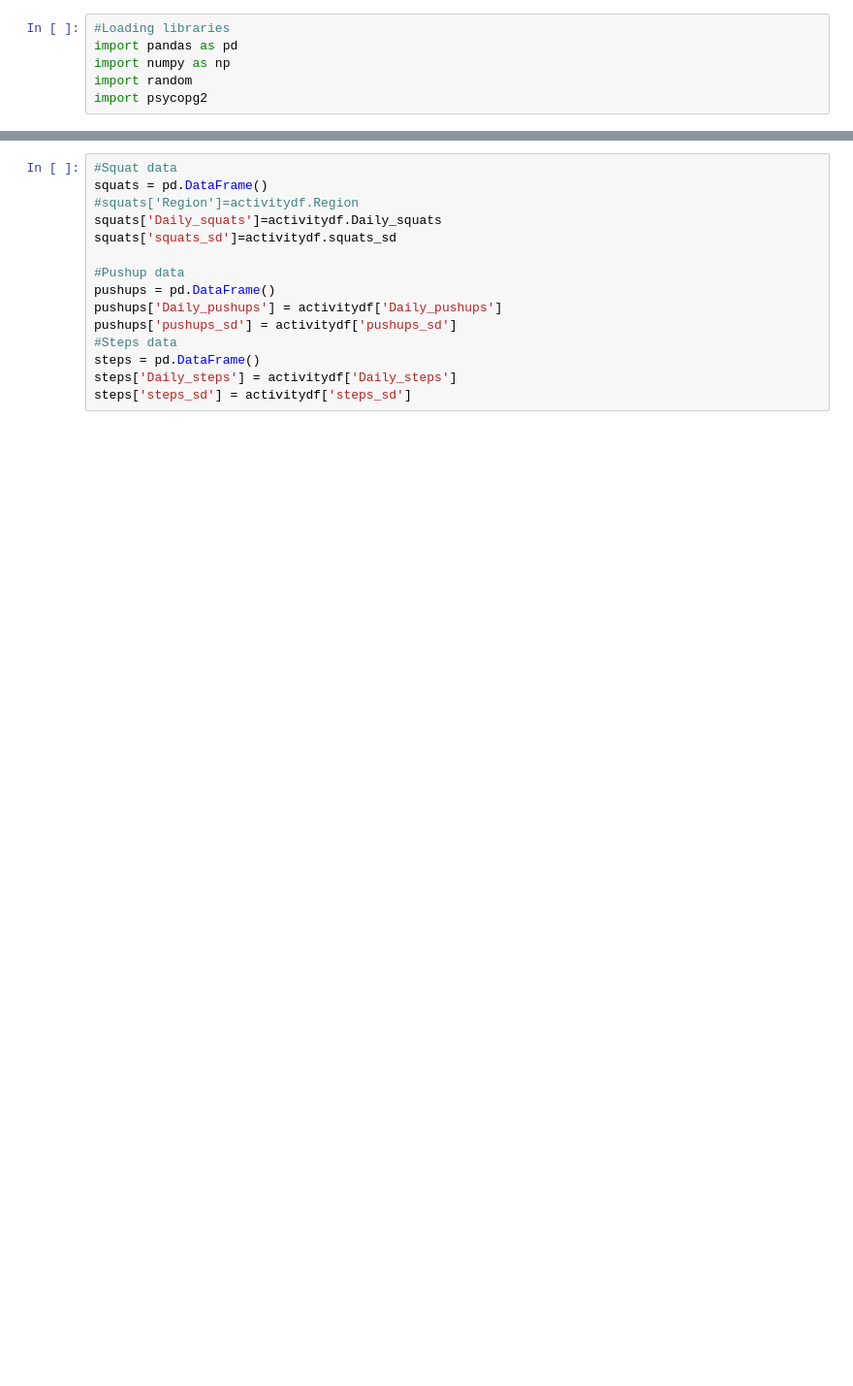
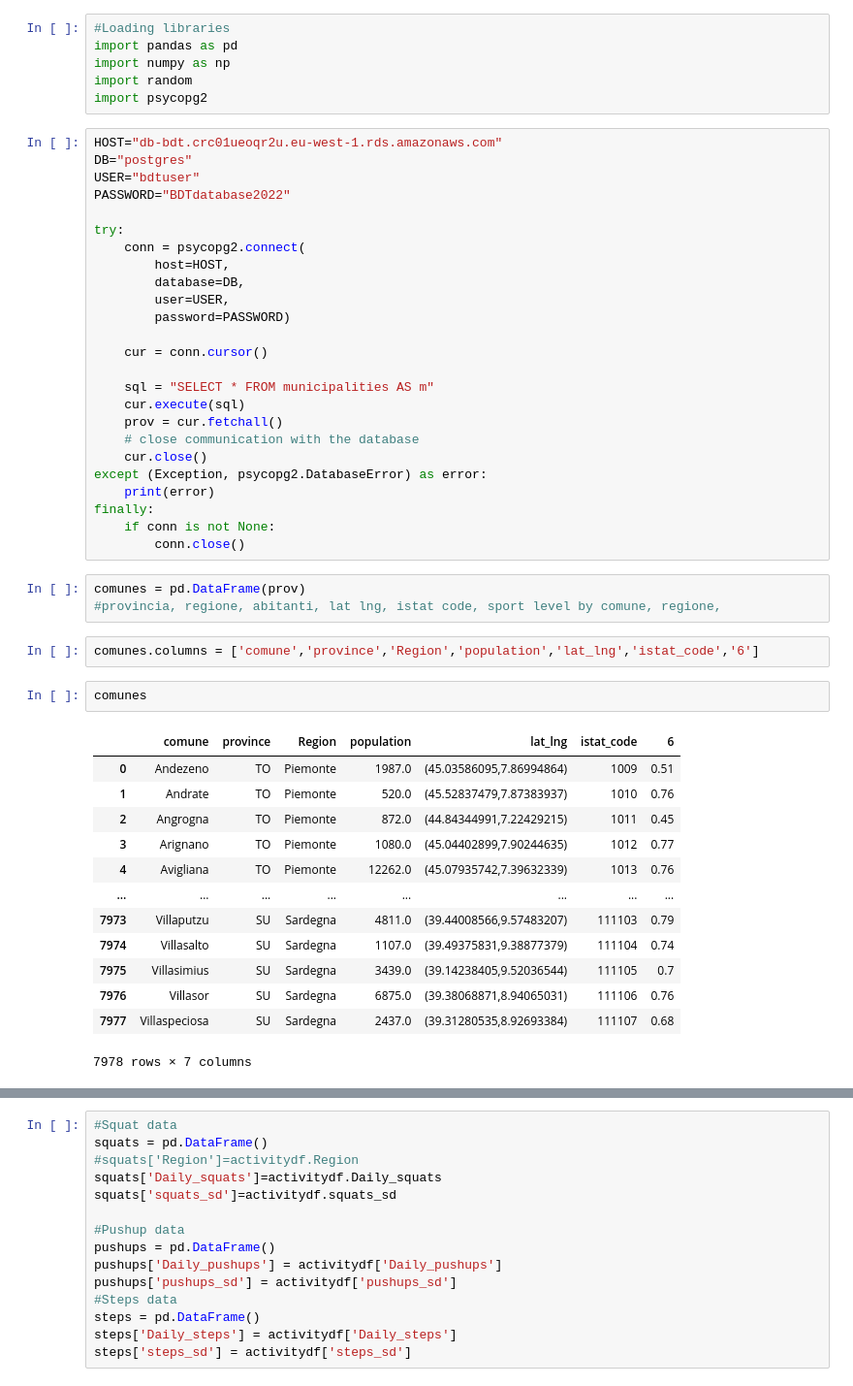
Before and after one commit to jclock98/BDT-project, a Jupyter notebook: Gaussian_simulation_mobile_data.ipynb, the cells around one changed output, grey strips where cells are left out. Shown at 97% size. Drawn from its saved outputs; the diff is of its cells as text; blank space fills up the shorter version.

```diff
--- a/Gaussian_simulation_mobile_data.ipynb
+++ b/Gaussian_simulation_mobile_data.ipynb
@@ -4,3 +4,49 @@ import pandas as pd
 import numpy as np
 import random
 import psycopg2
+# %%
+HOST="db-bdt.crc01ueoqr2u.eu-west-1.rds.amazonaws.com"
+DB="postgres"
+USER="bdtuser"
+PASSWORD="BDTdatabase2022"
+
+try:
+    conn = psycopg2.connect(
+        host=HOST,
+        database=DB,
+        user=USER,
+        password=PASSWORD)
+
+    cur = conn.cursor()
+
+    sql = "SELECT * FROM municipalities AS m"
+    cur.execute(sql)
+    prov = cur.fetchall()
+    # close communication with the database
+    cur.close()
+except (Exception, psycopg2.DatabaseError) as error:
+    print(error)
+finally:
+    if conn is not None:
+        conn.close()
+# %%
+comunes = pd.DataFrame(prov)
+#provincia, regione, abitanti, lat lng, istat code, sport level by comune, regione,
+# %%
+comunes.columns = ['comune','province','Region','population','lat_lng','istat_code','6']
+# %%
+comunes
+# %% [output]
+|  | comune | province | Region | population | lat_lng | istat_code | 6 |
+| 0 | Andezeno | TO | Piemonte | 1987.0 | (45.03586095,7.86994864) | 1009 | 0.51 |
+| 1 | Andrate | TO | Piemonte | 520.0 | (45.52837479,7.87383937) | 1010 | 0.76 |
+| 2 | Angrogna | TO | Piemonte | 872.0 | (44.84344991,7.22429215) | 1011 | 0.45 |
+| 3 | Arignano | TO | Piemonte | 1080.0 | (45.04402899,7.90244635) | 1012 | 0.77 |
+| 4 | Avigliana | TO | Piemonte | 12262.0 | (45.07935742,7.39632339) | 1013 | 0.76 |
+| ... | ... | ... | ... | ... | ... | ... | ... |
+| 7973 | Villaputzu | SU | Sardegna | 4811.0 | (39.44008566,9.57483207) | 111103 | 0.79 |
+| 7974 | Villasalto | SU | Sardegna | 1107.0 | (39.49375831,9.38877379) | 111104 | 0.74 |
+| 7975 | Villasimius | SU | Sardegna | 3439.0 | (39.14238405,9.52036544) | 111105 | 0.7 |
+| 7976 | Villasor | SU | Sardegna | 6875.0 | (39.38068871,8.94065031) | 111106 | 0.76 |
+| 7977 | Villaspeciosa | SU | Sardegna | 2437.0 | (39.31280535,8.92693384) | 111107 | 0.68 |
+7978 rows × 7 columns
```
Also changed, not shown: parts of 44 cells of this notebook.
